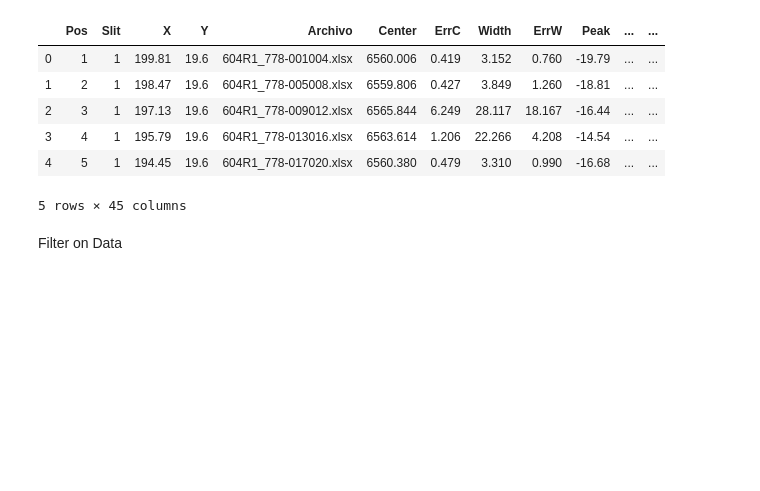
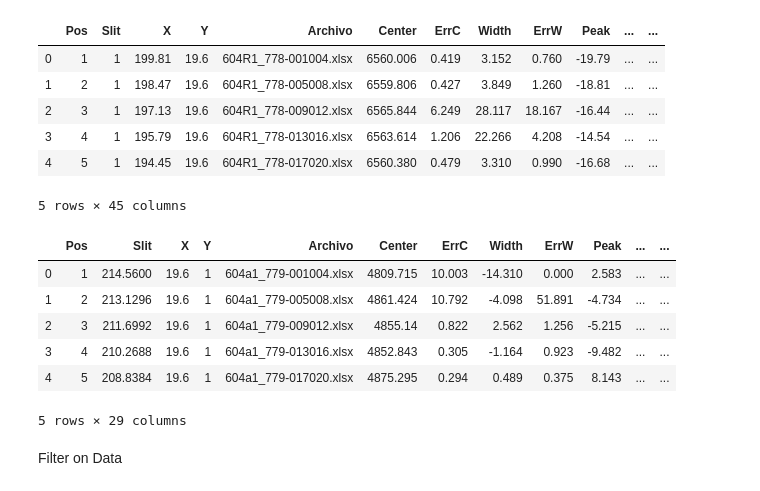
Before and after one commit to will-henney/JavGVastro-PhD, a Jupyter notebook: 604Master.ipynb, the cells around one changed output. Cells and saved outputs as stored; diff of their text form; code cells hidden in the pictures; blank space fills up the shorter version.

Commit message:
Data Processed

```diff
--- a/604R.ipynb
+++ b/604Master.ipynb
@@ -5,4 +5,7 @@ import pandas as pd
 import matplotlib.pyplot as plt
 # %% [markdown]
 #Data Load
+# %%
+input_file_0='604.Isis.WHT.Red.txt'#astronomicalobsevations
+input_file_1='604.Isis.WHT.Blue.txt'#astronomicalobsevations
 # %%
@@ -19,4 +21,16 @@ data_1.head()
 | 3 | 4 | 1 | 195.79 | 19.6 | 604R1_778-013016.xlsx | 6563.614 | 1.206 | 22.266 | 4.208 | -14.54 | ... | ... |
 | 4 | 5 | 1 | 194.45 | 19.6 | 604R1_778-017020.xlsx | 6560.380 | 0.479 | 3.310 | 0.990 | -16.68 | ... | ... |
 5 rows × 45 columns
+# %%
+data_0B=pd.read_table(input_file_1)#PandasDataFrameOriginalData
+data_1B=data_0B.copy()#DataFrameForCalculations
+data_1B.head()
+# %% [output]
+|  | Pos | Slit | X | Y | Archivo | Center | ErrC | Width | ErrW | Peak | ... | ... |
+| 0 | 1 | 214.5600 | 19.6 | 1 | 604a1_779-001004.xlsx | 4809.715 | 10.003 | -14.310 | 0.000 | 2.583 | ... | ... |
+| 1 | 2 | 213.1296 | 19.6 | 1 | 604a1_779-005008.xlsx | 4861.424 | 10.792 | -4.098 | 51.891 | -4.734 | ... | ... |
+| 2 | 3 | 211.6992 | 19.6 | 1 | 604a1_779-009012.xlsx | 4855.14 | 0.822 | 2.562 | 1.256 | -5.215 | ... | ... |
+| 3 | 4 | 210.2688 | 19.6 | 1 | 604a1_779-013016.xlsx | 4852.843 | 0.305 | -1.164 | 0.923 | -9.482 | ... | ... |
+| 4 | 5 | 208.8384 | 19.6 | 1 | 604a1_779-017020.xlsx | 4875.295 | 0.294 | 0.489 | 0.375 | 8.143 | ... | ... |
+5 rows × 29 columns
 # %%
```
Also changed, not shown: parts of 6 cells of this notebook.
